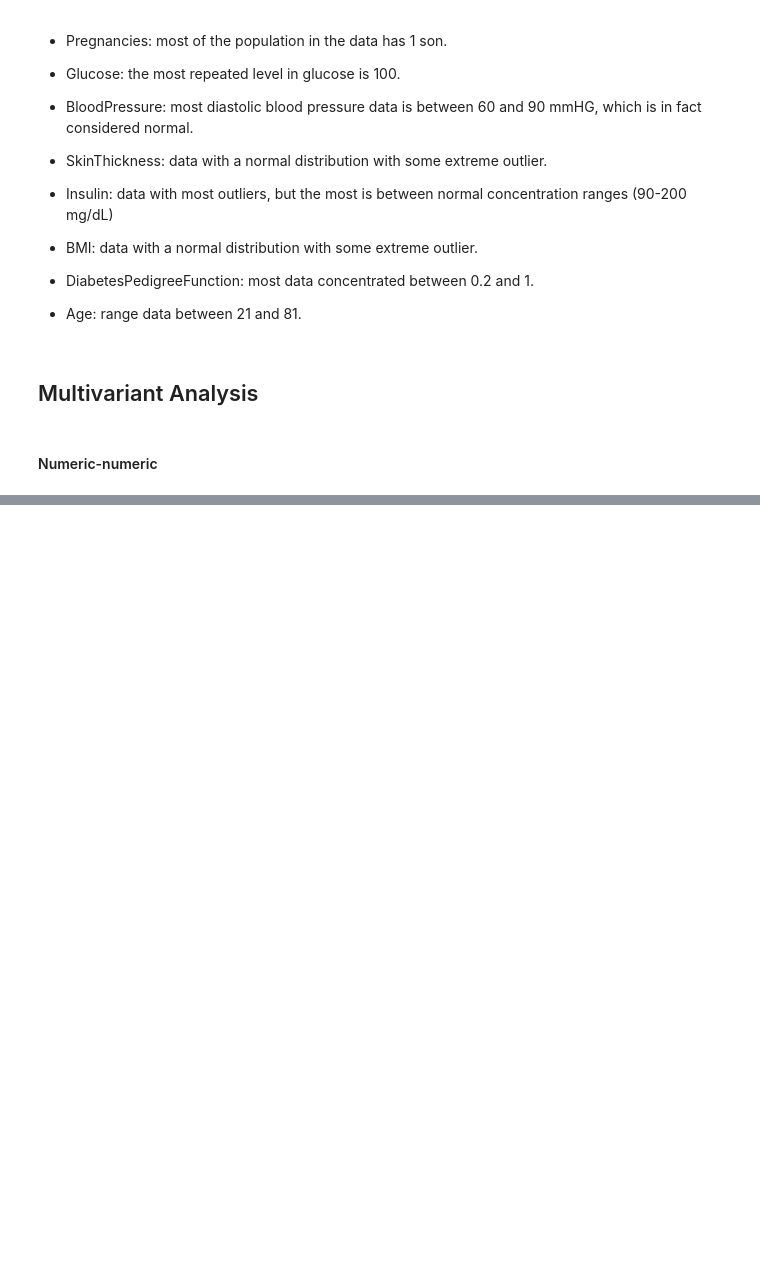
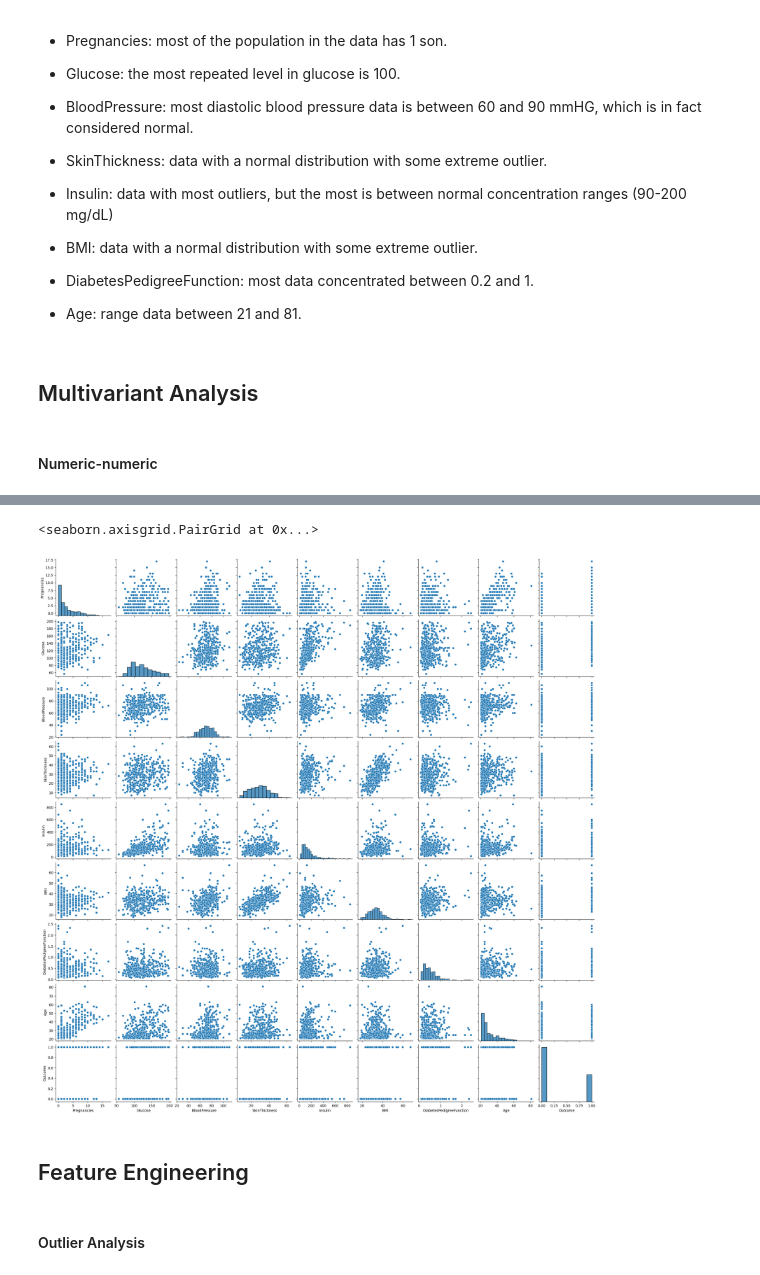
Before and after one commit to 4GeeksAcademy/Tree-decission, a Jupyter notebook: src/explore.ipynb, the cells around one changed output, grey strips where cells are left out. Drawn from its saved outputs; the diff is of its cells as text; code cells hidden in the pictures; blank space fills up the shorter version.

```diff
--- a/src/explore.ipynb
+++ b/src/explore.ipynb
@@ -191,0 +236,9 @@ plt.show()
+# %%
+sns.pairplot(data = total_data)
+# %% [output]
+<seaborn.axisgrid.PairGrid at 0x...>
+[figure, added]
+# %% [markdown]
+## Feature Engineering
+# %% [markdown]
+#### Outlier Analysis
```
Also changed, not shown: parts of 15 cells of this notebook, 1 other file.
